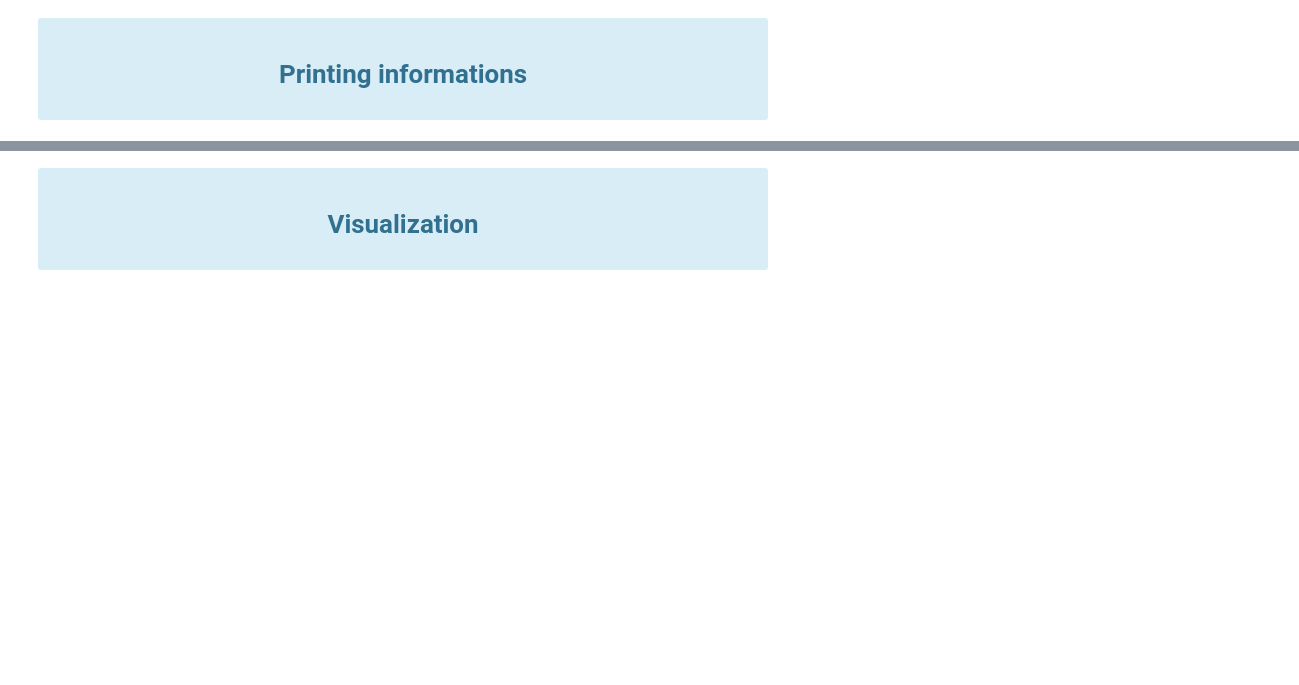
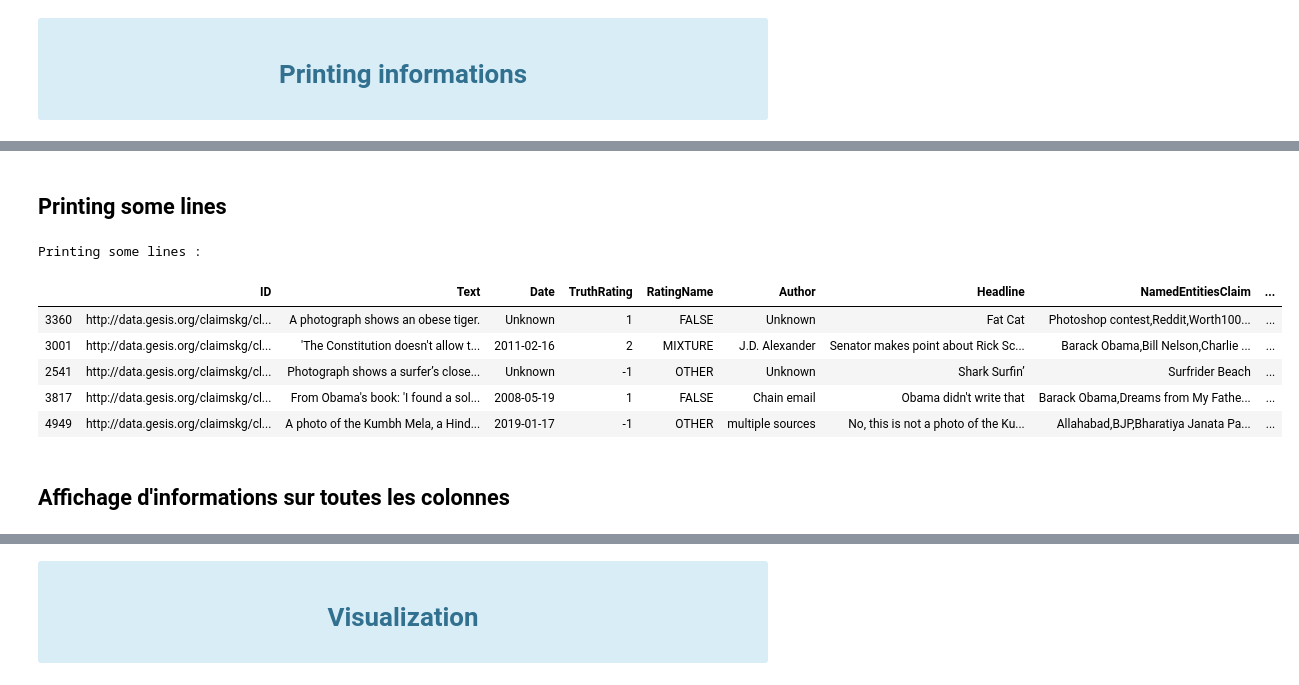
Before and after one commit to nilbahaaeddine/ClaimsClassification, a Jupyter notebook: src/Classification.ipynb, the cells around one changed output, grey strips where cells are left out. Cells and saved outputs as stored; diff of their text form; code cells hidden in the pictures; blank space fills up the shorter version.

Commit message:
addition and modification of information and pre-processing cells

```diff
--- a/src/Classification.ipynb
+++ b/src/Classification.ipynb
@@ -227,0 +91,15 @@ def normalize(source_name, original_name) -> NormalizedRatings:
+# %% [markdown]
+## Printing some lines
+# %%
+print(f'Printing some lines :')
+display(df.sample(5))
+# %% [output]
+Printing some lines :
+|  | ID | Text | Date | TruthRating | RatingName | Author | Headline | NamedEntitiesClaim | ... |
+| 3360 | http://data.gesis.org/claimskg/cl... | A photograph shows an obese tiger. | Unknown | 1 | FALSE | Unknown | Fat Cat | Photoshop contest,Reddit,Worth100... | ... |
+| 3001 | http://data.gesis.org/claimskg/cl... | 'The Constitution doesn't allow t... | 2011-02-16 | 2 | MIXTURE | J.D. Alexander | Senator makes point about Rick Sc... | Barack Obama,Bill Nelson,Charlie ... | ... |
+| 2541 | http://data.gesis.org/claimskg/cl... | Photograph shows a surfer’s close... | Unknown | -1 | OTHER | Unknown | Shark Surfin’ | Surfrider Beach | ... |
+| 3817 | http://data.gesis.org/claimskg/cl... | From Obama's book: 'I found a sol... | 2008-05-19 | 1 | FALSE | Chain email | Obama didn't write that | Barack Obama,Dreams from My Fathe... | ... |
+| 4949 | http://data.gesis.org/claimskg/cl... | A photo of the Kumbh Mela, a Hind... | 2019-01-17 | -1 | OTHER | multiple sources | No, this is not a photo of the Ku... | Allahabad,BJP,Bharatiya Janata Pa... | ... |
+# %% [markdown]
+## Affichage d'informations sur toutes les colonnes
```
Also changed, not shown: parts of 26 cells of this notebook.
